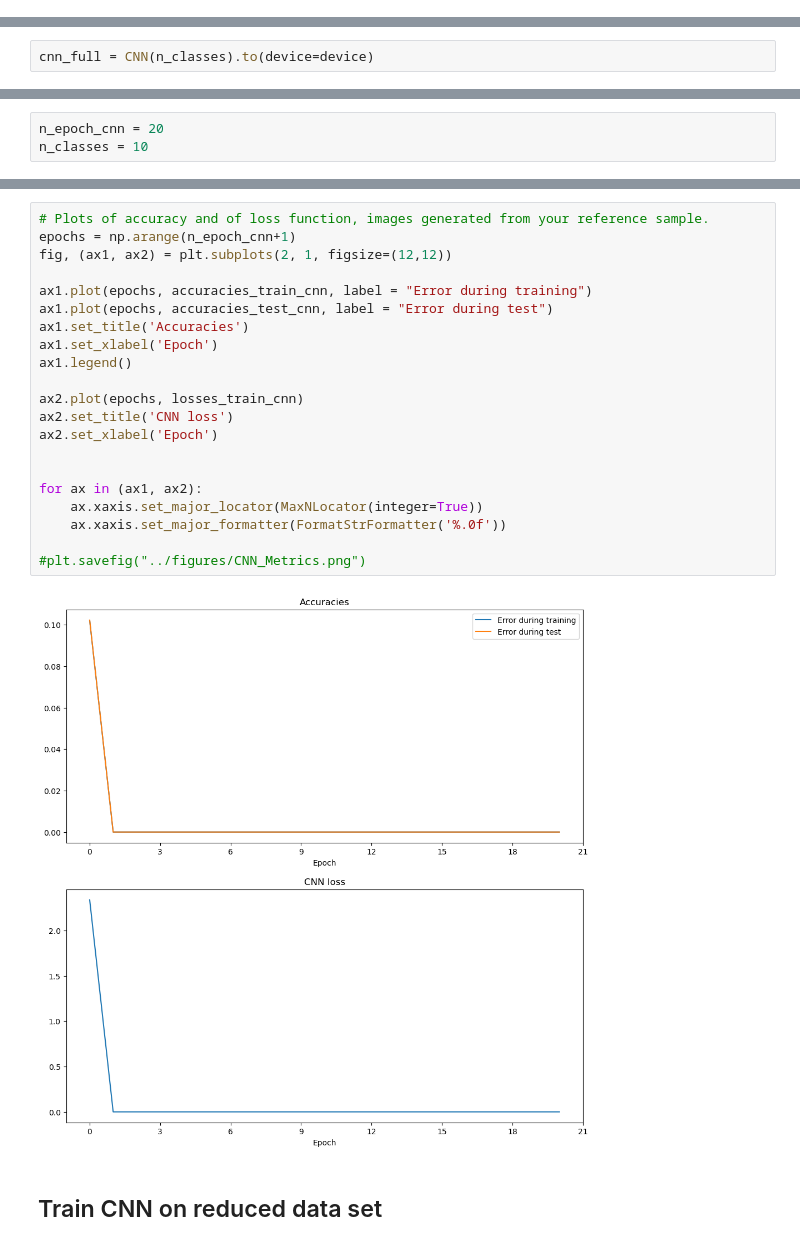
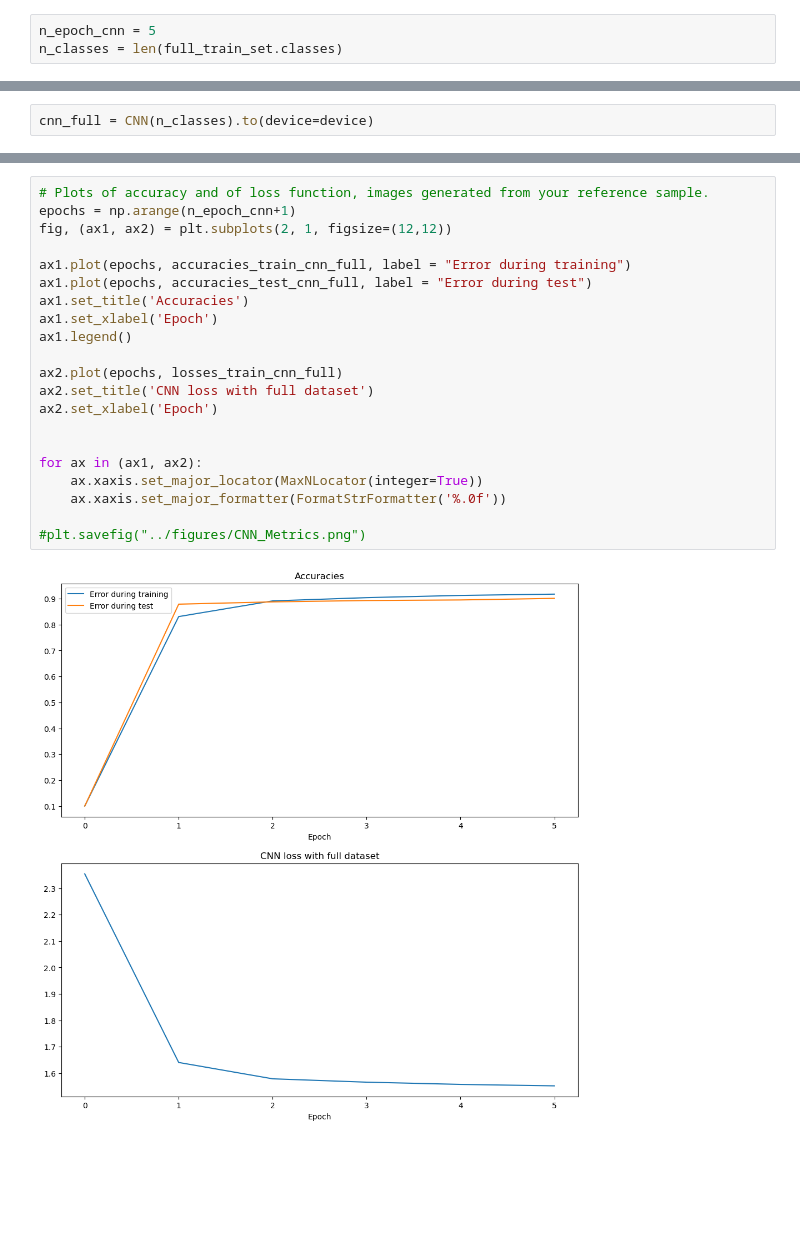
Before and after one commit to alexandre-flamant/FashionMNISTDataAugmentation, a Jupyter notebook: src/Data augmentation on MNIST.ipynb, the cells around one changed output, grey strips where cells are left out. Cells and saved outputs as stored; diff of their text form; blank space fills up the shorter version.

Commit message:
Custom dataset working

```diff
--- a/src/Data augmentation on MNIST.ipynb
+++ b/src/Data augmentation on MNIST.ipynb
@@ -262,0 +213,3 @@ class CNN(nn.Module):
+# %%
+n_epoch_cnn = 5
+n_classes = len(full_train_set.classes)
@@ -281,6 +326,3 @@ def computeCNNAccuracy(y_predicted,y_true):
-# %%
-n_epoch_cnn = 20
-n_classes = 10
 # %%
 %%time
 
@@ -383,25 +362,23 @@ KeyboardInterrupt:
 # %%
 # Plots of accuracy and of loss function, images generated from your reference sample.
 epochs = np.arange(n_epoch_cnn+1)
 fig, (ax1, ax2) = plt.subplots(2, 1, figsize=(12,12))
 
-ax1.plot(epochs, accuracies_train_cnn, label = "Error during training")
-ax1.plot(epochs, accuracies_test_cnn, label = "Error during test")
+ax1.plot(epochs, accuracies_train_cnn_full, label = "Error during training")
+ax1.plot(epochs, accuracies_test_cnn_full, label = "Error during test")
 ax1.set_title('Accuracies')
 ax1.set_xlabel('Epoch')
 ax1.legend()
 
-ax2.plot(epochs, losses_train_cnn)
-ax2.set_title('CNN loss')
+ax2.plot(epochs, losses_train_cnn_full)
+ax2.set_title('CNN loss with full dataset')
 ax2.set_xlabel('Epoch')
 
 
 for ax in (ax1, ax2):
     ax.xaxis.set_major_locator(MaxNLocator(integer=True))
     ax.xaxis.set_major_formatter(FormatStrFormatter('%.0f'))
 
 #plt.savefig("../figures/CNN_Metrics.png")
 # %% [output]
-[figure, old version]
+[figure, new version]
-# %% [markdown]
-## Train CNN on reduced data set
```
Also changed, not shown: parts of 52 cells of this notebook, 2 other files.
